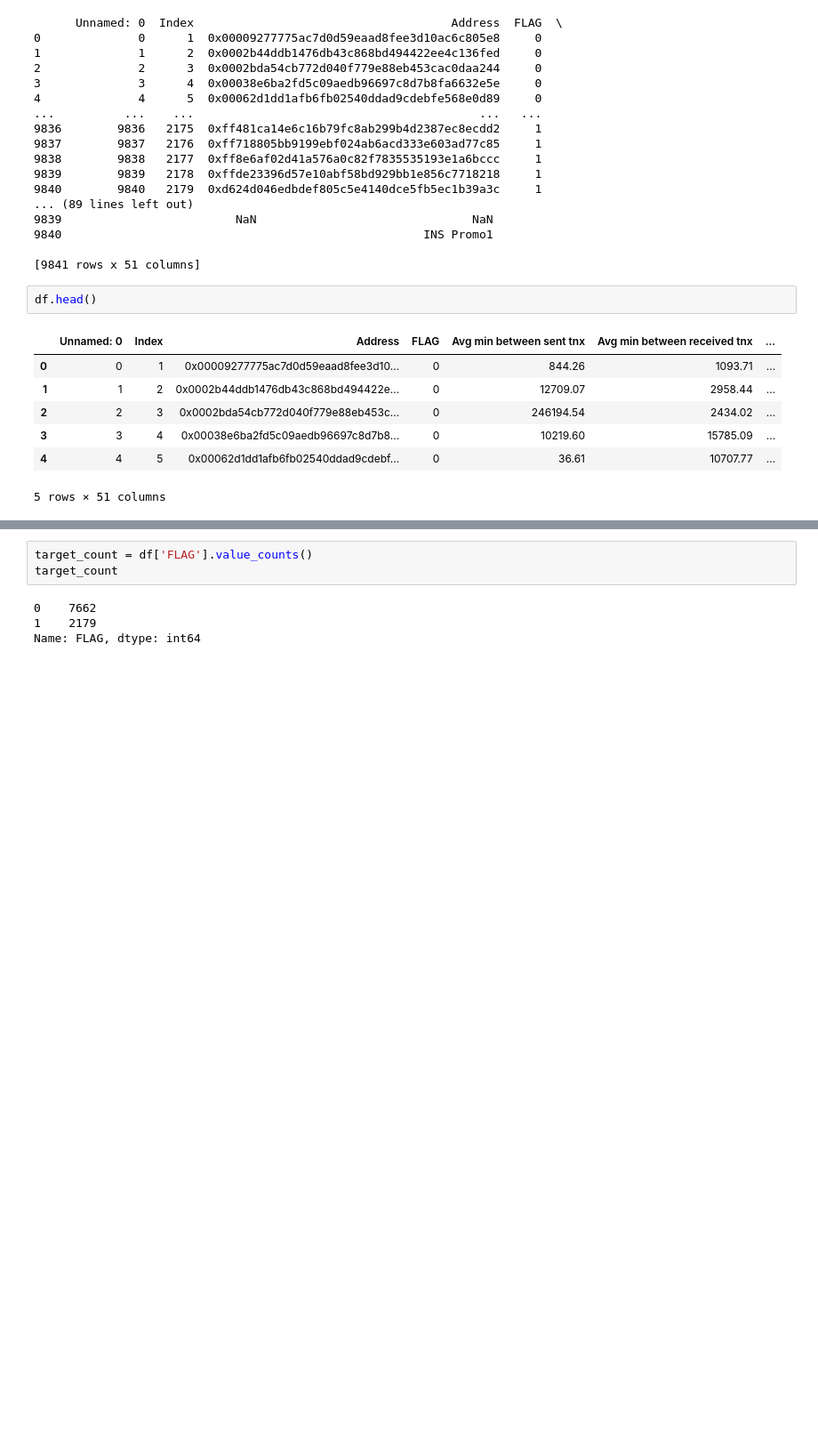
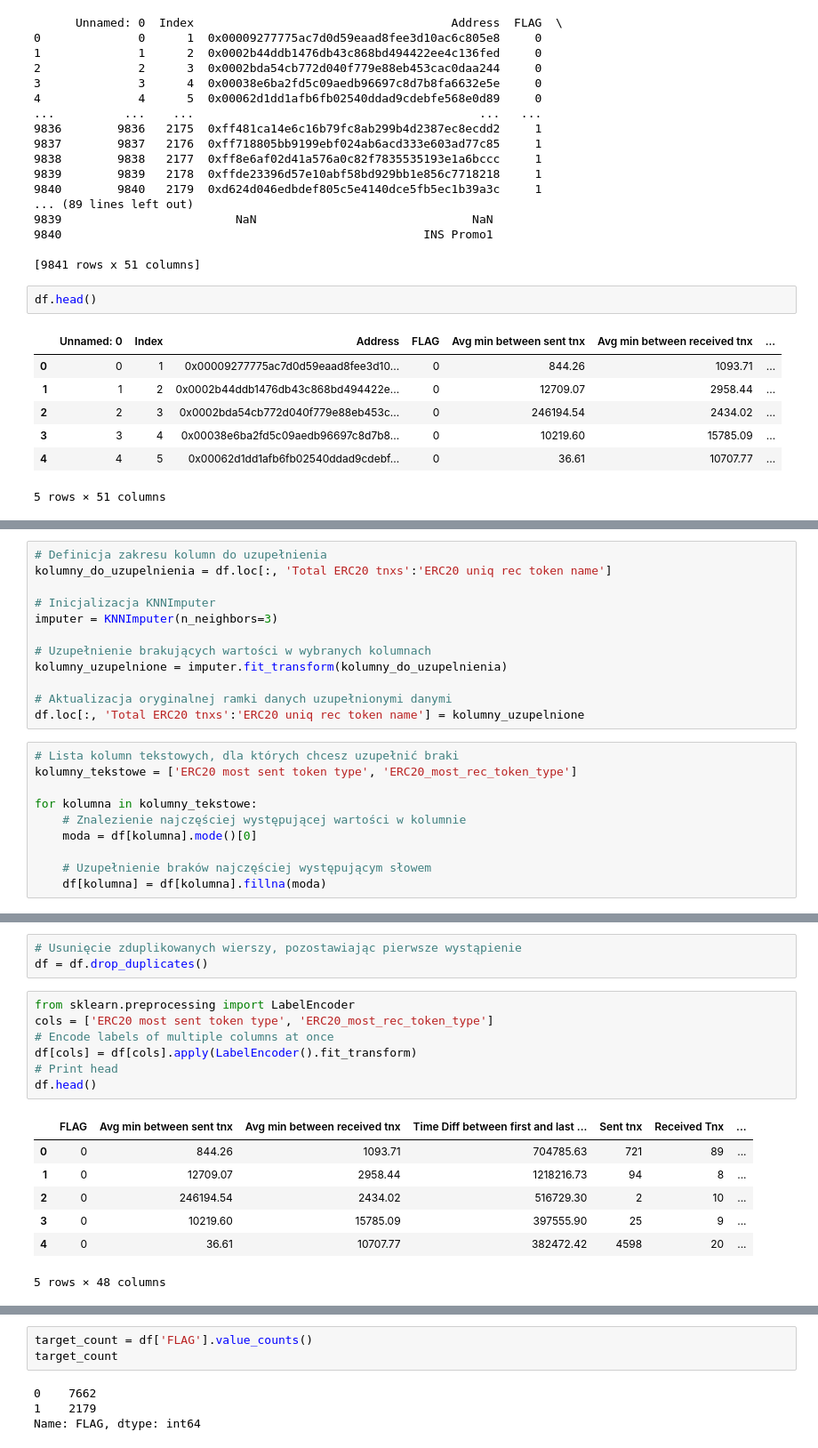
Before and after one commit to Julita257/UMwF, a Jupyter notebook: Case_1a.ipynb, the cells around one changed output, grey strips where cells are left out. Shown: that part at 89% size. Cells and saved outputs as stored; diff of their text form; blank space fills up the shorter version.

```diff
--- a/Case_1a.ipynb
+++ b/Case_1a.ipynb
@@ -63,0 +89,22 @@ df.head()
+# %%
+# Definicja zakresu kolumn do uzupełnienia
+kolumny_do_uzupelnienia = df.loc[:, 'Total ERC20 tnxs':'ERC20 uniq rec token name']
+
+# Inicjalizacja KNNImputer
+imputer = KNNImputer(n_neighbors=3)
+
+# Uzupełnienie brakujących wartości w wybranych kolumnach
+kolumny_uzupelnione = imputer.fit_transform(kolumny_do_uzupelnienia)
+
+# Aktualizacja oryginalnej ramki danych uzupełnionymi danymi
+df.loc[:, 'Total ERC20 tnxs':'ERC20 uniq rec token name'] = kolumny_uzupelnione
+# %%
+# Lista kolumn tekstowych, dla których chcesz uzupełnić braki
+kolumny_tekstowe = ['ERC20 most sent token type', 'ERC20_most_rec_token_type']
+
+for kolumna in kolumny_tekstowe:
+    # Znalezienie najczęściej występującej wartości w kolumnie
+    moda = df[kolumna].mode()[0]
+
+    # Uzupełnienie braków najczęściej występującym słowem
+    df[kolumna] = df[kolumna].fillna(moda)
@@ -63,0 +135,18 @@ df.head()
+# %%
+# Usunięcie zduplikowanych wierszy, pozostawiając pierwsze wystąpienie
+df = df.drop_duplicates()
+# %%
+from sklearn.preprocessing import LabelEncoder
+cols = ['ERC20 most sent token type', 'ERC20_most_rec_token_type']
+# Encode labels of multiple columns at once
+df[cols] = df[cols].apply(LabelEncoder().fit_transform)
+# Print head
+df.head()
+# %% [output]
+|  | FLAG | Avg min between sent tnx | Avg min between received tnx | Time Diff between first and last ... | Sent tnx | Received Tnx | ... |
+| 0 | 0 | 844.26 | 1093.71 | 704785.63 | 721 | 89 | ... |
+| 1 | 0 | 12709.07 | 2958.44 | 1218216.73 | 94 | 8 | ... |
+| 2 | 0 | 246194.54 | 2434.02 | 516729.30 | 2 | 10 | ... |
+| 3 | 0 | 10219.60 | 15785.09 | 397555.90 | 25 | 9 | ... |
+| 4 | 0 | 36.61 | 10707.77 | 382472.42 | 4598 | 20 | ... |
+5 rows × 48 columns
```
Also changed, not shown: parts of 6 cells of this notebook.
